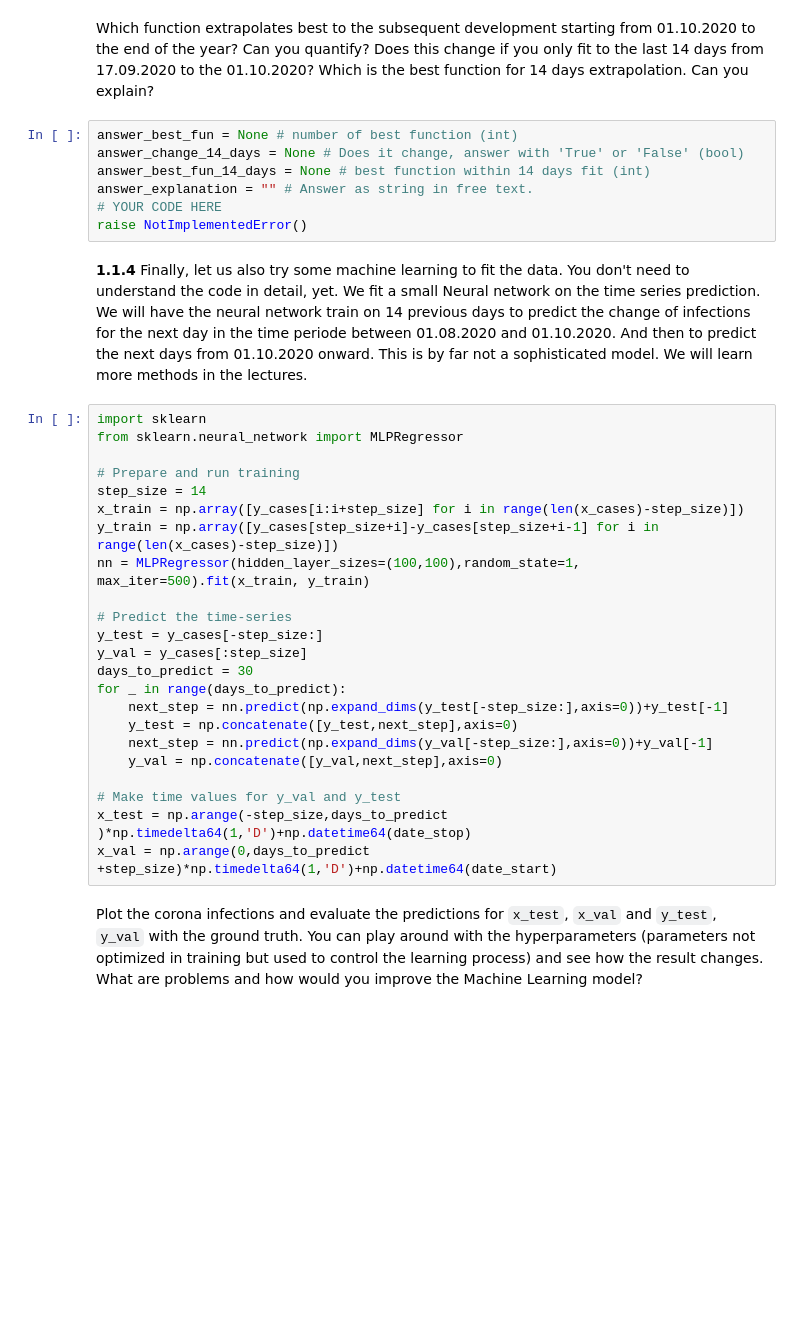
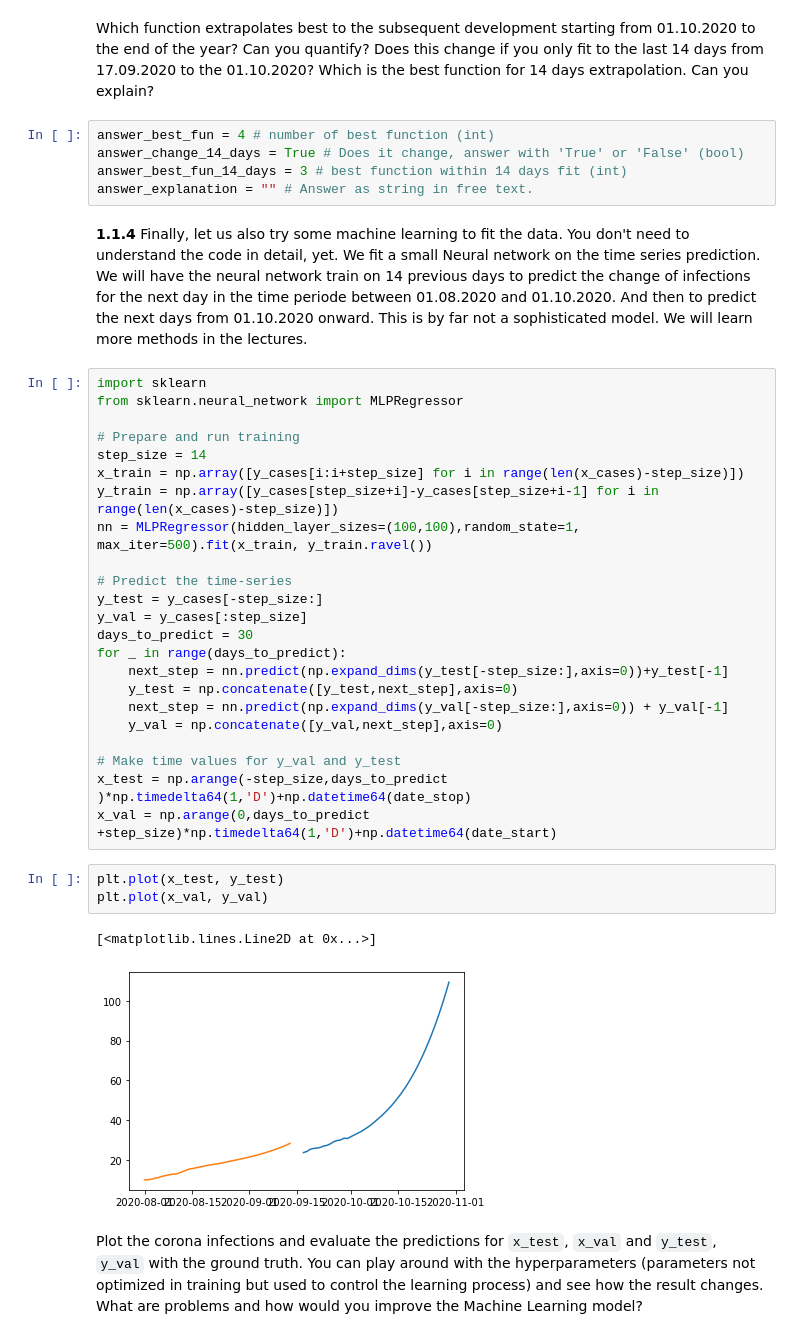
Before and after one commit to YYYasin19/kit-ml-natsc, a Jupyter notebook: Exercise_01/Exercise01.ipynb, the cells around one changed output. Cells and saved outputs as stored; diff of their text form; blank space fills up the shorter version.

```diff
--- a/Exercise_01/Exercise01.ipynb
+++ b/Exercise_01/Exercise01.ipynb
@@ -190,12 +219,10 @@ plt.show() # make plot
 # %% [markdown]
 Which function extrapolates best to the subsequent development starting from 01.10.2020 to the end of the year? Can you quantify? Does this change if you only fit to the last 14 days from 17.09.2020 to the 01.10.2020? Which is the best function for 14 days extrapolation. Can you explain?
 # %%
-answer_best_fun = None # number of best function (int)
-answer_change_14_days = None # Does it change, answer with 'True' or 'False' (bool)
-answer_best_fun_14_days = None # best function within 14 days fit (int)
+answer_best_fun = 4 # number of best function (int)
+answer_change_14_days = True # Does it change, answer with 'True' or 'False' (bool)
+answer_best_fun_14_days = 3 # best function within 14 days fit (int)
 answer_explanation = "" # Answer as string in free text.
-# YOUR CODE HERE
-raise NotImplementedError()
 # %% [markdown]
 **1.1.4** Finally, let us also try some machine learning to fit the data. You don't need to understand the code in detail, yet. We fit a small Neural network on the time series prediction. We will have the neural network train on 14 previous days to predict the change of infections for the next day in the time periode between 01.08.2020 and 01.10.2020. And then to predict the next days from 01.10.2020 onward. This is by far not a sophisticated model. We will learn more methods in the lectures.
 # %%
@@ -206,7 +233,7 @@ from sklearn.neural_network import MLPRegressor
 step_size = 14
 x_train = np.array([y_cases[i:i+step_size] for i in range(len(x_cases)-step_size)])
 y_train = np.array([y_cases[step_size+i]-y_cases[step_size+i-1] for i in range(len(x_cases)-step_size)])
-nn = MLPRegressor(hidden_layer_sizes=(100,100),random_state=1, max_iter=500).fit(x_train, y_train)
+nn = MLPRegressor(hidden_layer_sizes=(100,100),random_state=1, max_iter=500).fit(x_train, y_train.ravel())
 
 # Predict the time-series
 y_test = y_cases[-step_size:]
@@ -215,12 +242,18 @@ days_to_predict = 30
 for _ in range(days_to_predict):
     next_step = nn.predict(np.expand_dims(y_test[-step_size:],axis=0))+y_test[-1]
     y_test = np.concatenate([y_test,next_step],axis=0)
-    next_step = nn.predict(np.expand_dims(y_val[-step_size:],axis=0))+y_val[-1]
+    next_step = nn.predict(np.expand_dims(y_val[-step_size:],axis=0)) + y_val[-1]
     y_val = np.concatenate([y_val,next_step],axis=0)
 
 # Make time values for y_val and y_test
 x_test = np.arange(-step_size,days_to_predict )*np.timedelta64(1,'D')+np.datetime64(date_stop)
 x_val = np.arange(0,days_to_predict +step_size)*np.timedelta64(1,'D')+np.datetime64(date_start)
+# %%
+plt.plot(x_test, y_test)
+plt.plot(x_val, y_val)
+# %% [output]
+[<matplotlib.lines.Line2D at 0x...>]
+[figure, added]
 # %% [markdown]
 Plot the corona infections and evaluate the predictions for ``x_test``, ``x_val`` and ``y_test``, ``y_val`` with the ground truth. You can play around with the hyperparameters (parameters not optimized in training but used to control the learning process) and see how the result changes. What are problems and how would you improve the Machine Learning model?
 # %%
```
Also changed, not shown: parts of 9 cells of this notebook.
